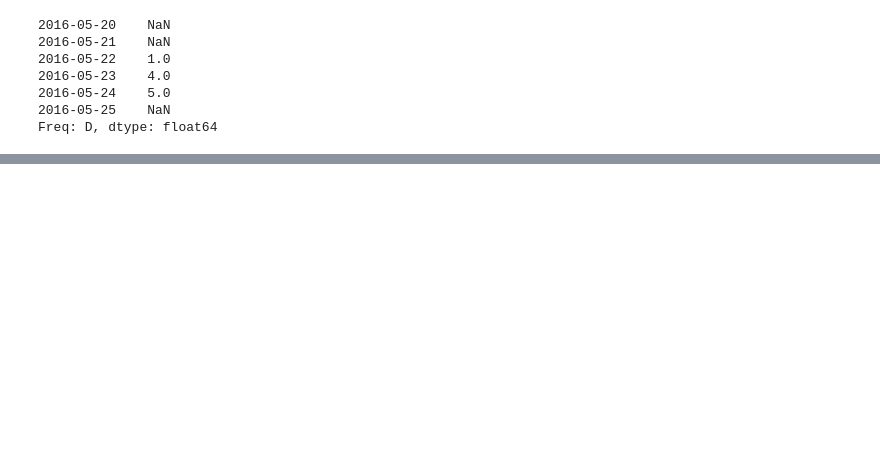
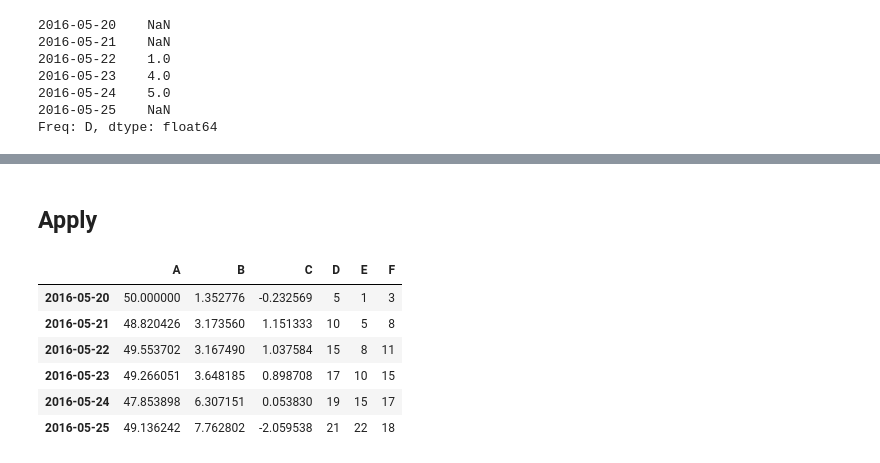
Before and after one commit to jpellman/Practice, a Jupyter notebook: Python/Pandas/10_Minutes_to_Pandas.ipynb, the cells around one changed output, grey strips where cells are left out. Drawn from its saved outputs; the diff is of its cells as text; code cells hidden in the pictures; blank space fills up the shorter version.

```diff
--- a/Python/Pandas/10_Minutes_to_Pandas.ipynb
+++ b/Python/Pandas/10_Minutes_to_Pandas.ipynb
@@ -550 +572,15 @@ df.sub(s, axis='index')
 | 2016-05-25 | NaN | NaN | NaN | NaN | NaN | NaN |
+# %% [markdown]
+## Apply
+# %%
+# Apply Numpy's cumulative sum function to all columns in the dataframe.
+
+df.apply(np.cumsum)
+# %% [output]
+|  | A | B | C | D | E | F |
+| 2016-05-20 | 50.000000 | 1.352776 | -0.232569 | 5 | 1 | 3 |
+| 2016-05-21 | 48.820426 | 3.173560 | 1.151333 | 10 | 5 | 8 |
+| 2016-05-22 | 49.553702 | 3.167490 | 1.037584 | 15 | 8 | 11 |
+| 2016-05-23 | 49.266051 | 3.648185 | 0.898708 | 17 | 10 | 15 |
+| 2016-05-24 | 47.853898 | 6.307151 | 0.053830 | 19 | 15 | 17 |
+| 2016-05-25 | 49.136242 | 7.762802 | -2.059538 | 21 | 22 | 18 |
```
Also changed, not shown: parts of 84 cells of this notebook.
